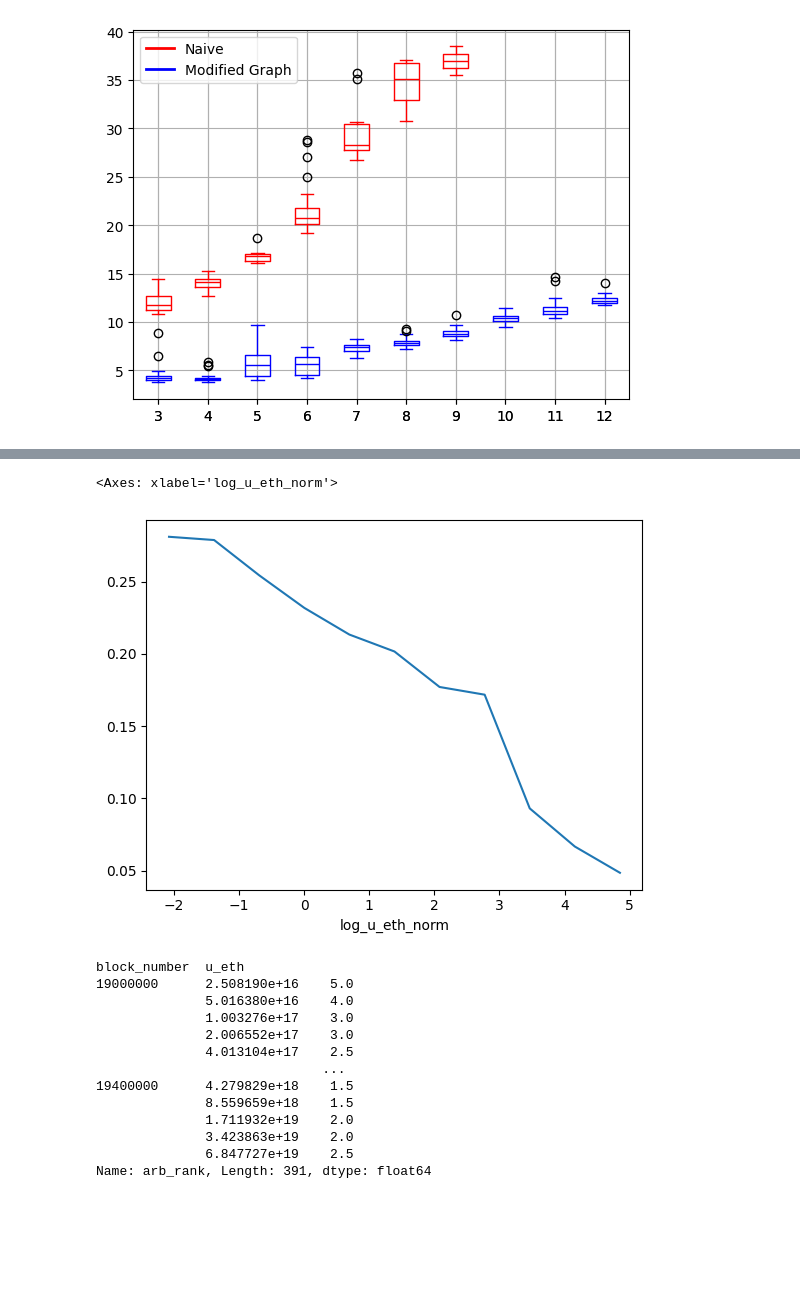
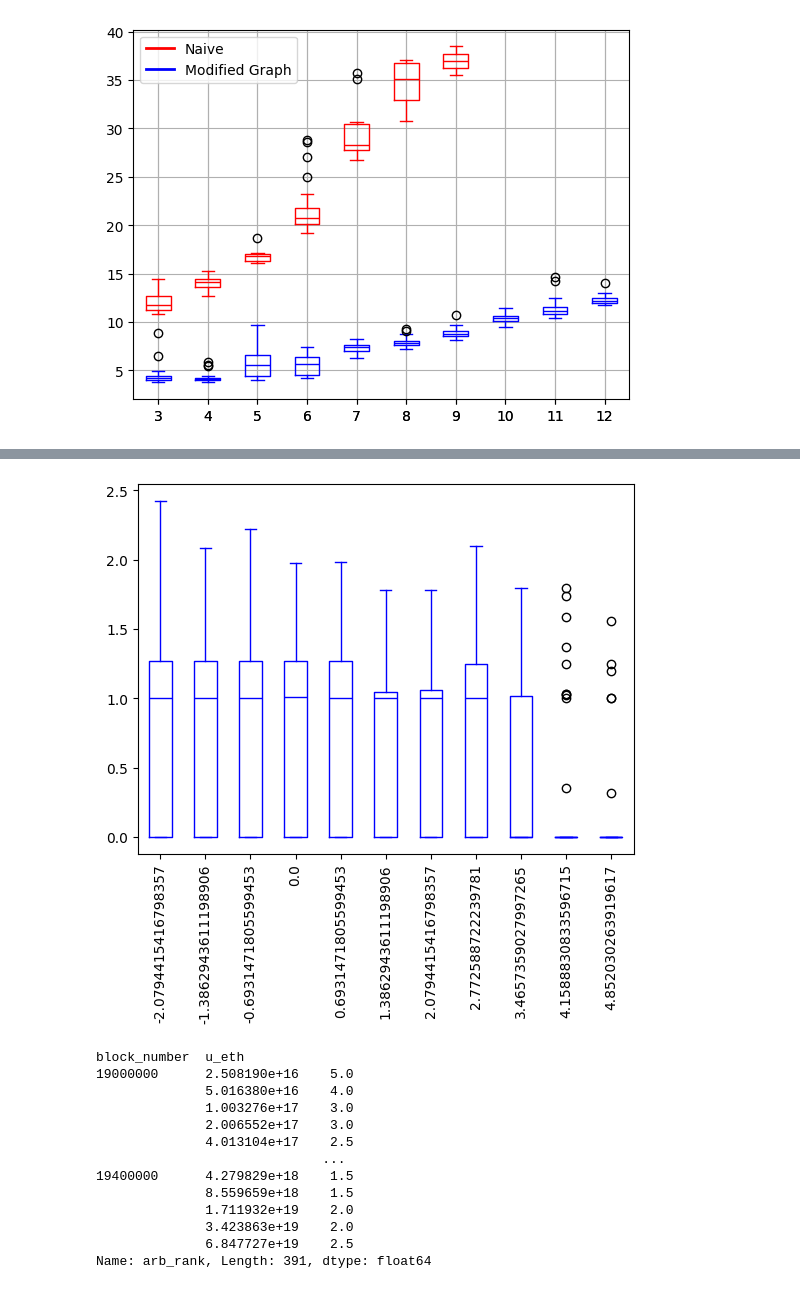
Before and after one commit to longtrieuuit/defi-arbitrage, a Jupyter notebook: arbitrage_finding.ipynb, the cells around one changed output, grey strips where cells are left out. Drawn from its saved outputs; the diff is of its cells as text; code cells hidden in the pictures; blank space fills up the shorter version.

```diff
--- a/arbitrage_finding.ipynb
+++ b/arbitrage_finding.ipynb
@@ -235,8 +215,20 @@ stats_df
-# %%
-stats_df.pivot(index = "block_number", columns = "log_u_eth_norm", values = "eth_return_precost_ratio").fillna(0).mean().plot()
-# %% [output]
-<Axes: xlabel='log_u_eth_norm'>
-[figure, removed]
+# %%
+stats_mean_df = naive_df.groupby(["block_number", "log_u_eth_norm"])["eth_return_precost"].mean().reset_index().merge(
+    graph_df.groupby(["block_number", "log_u_eth_norm"])["eth_return_precost"].mean(),
+    on = ["block_number", "log_u_eth_norm"],
+    suffixes = ["_naive", "_graph"],
+    how = "left"
+).fillna(0).assign(
+    eth_return_precost_ratio = lambda df: df["eth_return_precost_graph"].div(df["eth_return_precost_naive"])
+)
+
+stats_mean_df.pivot(index = "block_number", columns = "log_u_eth_norm", values = "eth_return_precost_ratio").fillna(0).boxplot(color = "blue")
+
+plt.xticks(rotation=90)
+plt.grid(None)
+# plt.gca().xaxis.set_major_formatter(StrMethodFormatter('{x:.2f}'))
+# %% [output]
+[figure, added]
 # %%
 naive_df.groupby(["block_number", "u_eth"]).apply(
     lambda df: df.assign(
```
Also changed, not shown: parts of 13 cells of this notebook.
